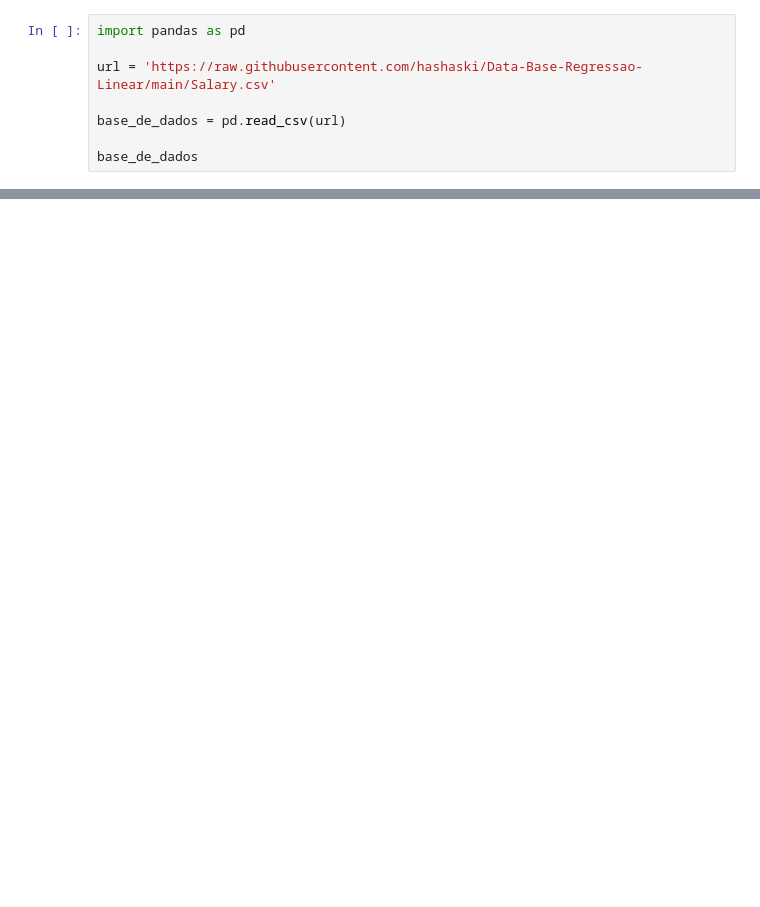
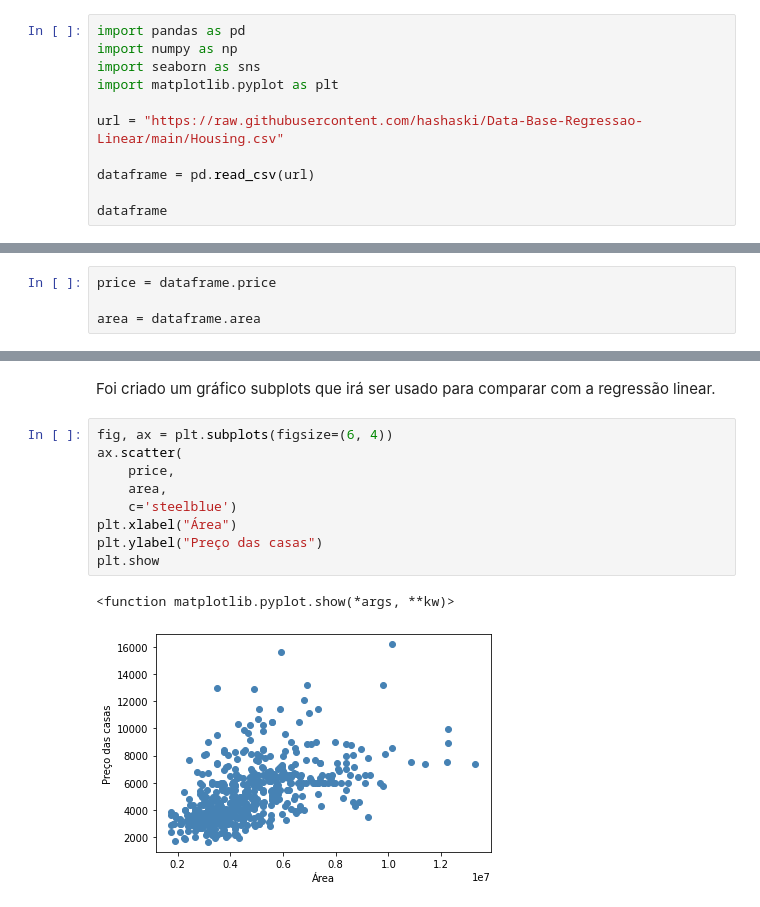
Before and after one commit to hashaski/Data-Base-Regressao-Linear, a Jupyter notebook: Regressão_Linear.ipynb, the cells around one changed output, grey strips where cells are left out. Saved outputs shown, nothing was run; the diff lists cells and outputs as text; blank space fills up the shorter version.

```diff
--- a/Regressão_Linear.ipynb
+++ b/Regressão_Linear.ipynb
@@ -3,9 +9,12 @@
 # %%
 import pandas as pd
+import numpy as np
+import seaborn as sns
+import matplotlib.pyplot as plt
 
-url = 'https://raw.githubusercontent.com/hashaski/Data-Base-Regressao-Linear/main/Salary.csv'
+url = "https://raw.githubusercontent.com/hashaski/Data-Base-Regressao-Linear/main/Housing.csv"
 
-base_de_dados = pd.read_csv(url)
+dataframe = pd.read_csv(url)
 
-base_de_dados
+dataframe
 # %% [output]
@@ -12,0 +38,4 @@ EmptyDataError: ignored
+# %%
+price = dataframe.price
+
+area = dataframe.area
@@ -12,0 +88,14 @@ EmptyDataError: ignored
+# %% [markdown]
+Foi criado um gráfico subplots que irá ser usado para comparar com a regressão linear.
+# %%
+fig, ax = plt.subplots(figsize=(6, 4))
+ax.scatter(
+    price,
+    area,
+    c='steelblue')
+plt.xlabel("Área")
+plt.ylabel("Preço das casas")
+plt.show
+# %% [output]
+<function matplotlib.pyplot.show(*args, **kw)>
+[figure, added]
```
Also changed, not shown: parts of 18 cells of this notebook.
